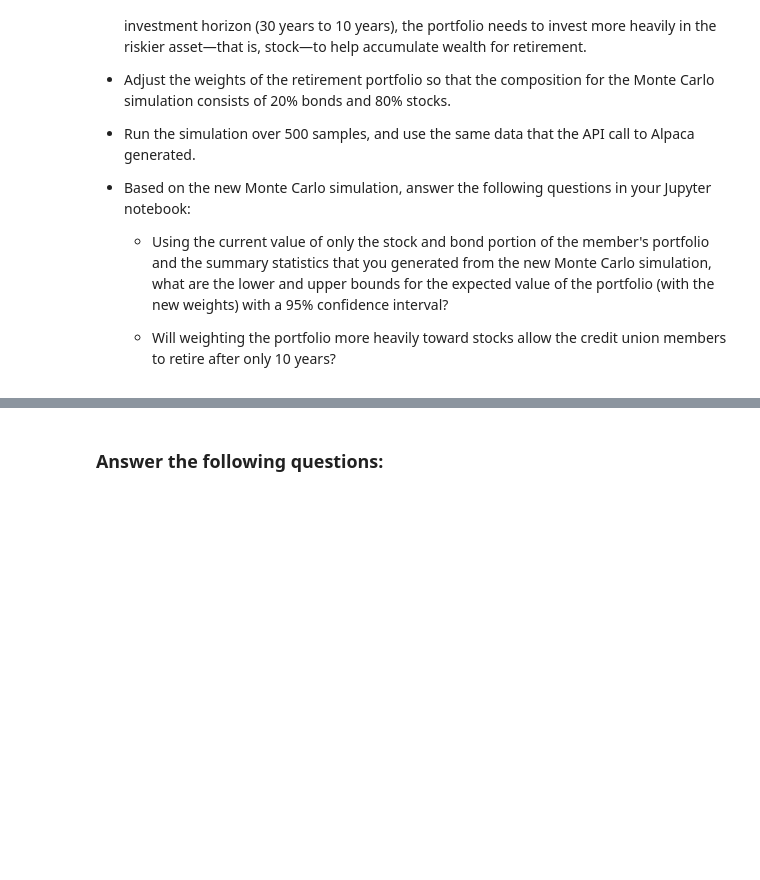
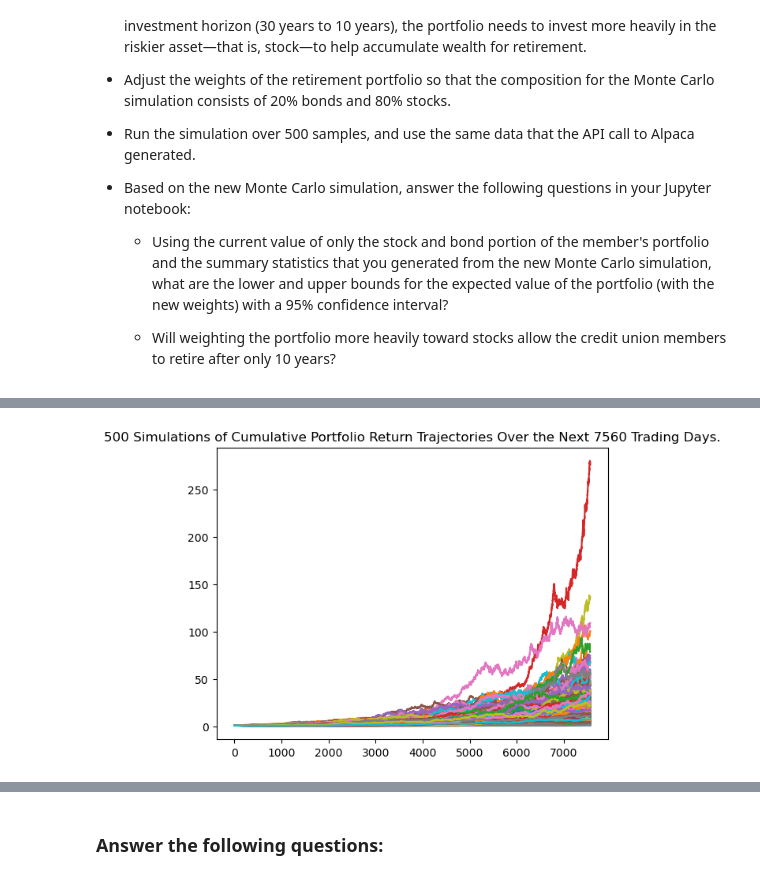
Before and after one commit to YadisaL/Challenge-5, a Jupyter notebook: financial_planning_tools.ipynb, the cells around one changed output, grey strips where cells are left out. Cells and saved outputs as stored; diff of their text form; code cells hidden in the pictures; blank space fills up the shorter version.

```diff
--- a/financial_planning_tools.ipynb
+++ b/financial_planning_tools.ipynb
@@ -485,7 +597,7 @@ For this new Monte Carlo simulation, do the following:
 # Configure a Monte Carlo simulation to forecast 10 years cumulative returns
 # The weights should be split 20% to AGG and 80% to SPY.
 # Run 500 samples.
-# YOUR CODE HERE
+MC_tenyears = MCSimulation(portfolio_data= prices_df, weights= [.80, .20], num_simulation= 500, num_trading_days= 252*30)
 
 # Review the simulation input data
-# YOUR CODE HERE
+MC_tenyears.portfolio_data.head()
@@ -495,7 +658,9 @@ For this new Monte Carlo simulation, do the following:
 # %%
 # Visualize the 10-year Monte Carlo simulation by creating an
 # overlay line plot
-# YOUR CODE HERE
+MC_sim_line_plot = MC_tenyears.plot_simulation()
+# %% [output]
+[figure, added]
 # %%
 # Visualize the probability distribution of the 10-year Monte Carlo simulation
 # by plotting a histogram
```
Also changed, not shown: parts of 38 cells of this notebook.
